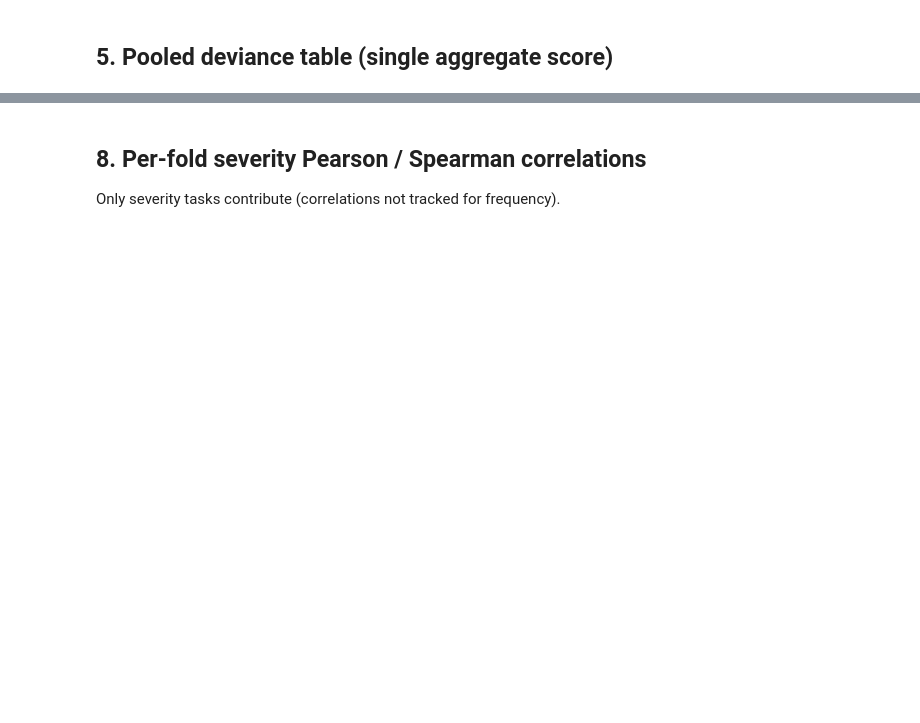
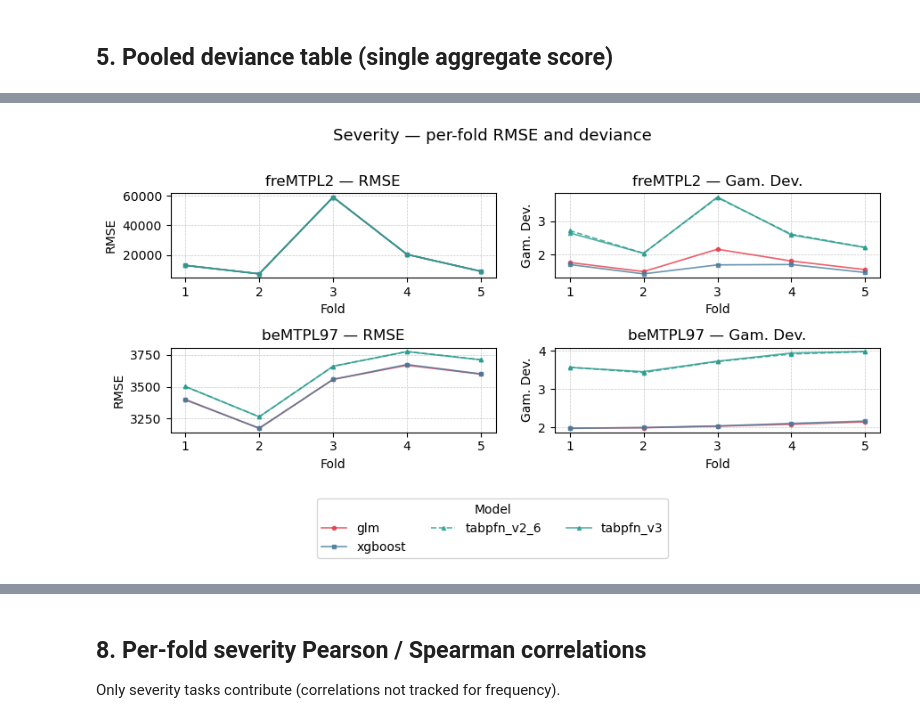
Before and after one commit to B-Deprez/tabpfn_insurance, a Jupyter notebook: notebooks/results_tables.ipynb, the cells around one changed output, grey strips where cells are left out. Cells and saved outputs as stored; diff of their text form; code cells hidden in the pictures; blank space fills up the shorter version.

```diff
--- a/notebooks/results_tables.ipynb
+++ b/notebooks/results_tables.ipynb
@@ -249,81 +445,68 @@ print(table_pooled.round(4).to_latex(
 # %%
-# Same colour + marker per size axis; v2.6 dashed, v3 solid.
-_SIZE_STYLES = {
-    "":        {"color": "#2A9D8F", "marker": "^"},
-    "2000":    {"color": "#E9C46A", "marker": "o"},
-    "5000":    {"color": "#F4A261", "marker": "s"},
-    "10000":   {"color": "#E76F51", "marker": "^"},
-    "50000":   {"color": "#9B5DE5", "marker": "D"},
-    "100000":  {"color": "#264653", "marker": "P"},
-    "full":    {"color": "#1D3557", "marker": "X"},
-}
-MODEL_STYLES = {
-    "glm":     {"color": "#E63946", "marker": "o", "ls": "-"},
-    "xgboost": {"color": "#457B9D", "marker": "s", "ls": "-"},
-}
-for _size, _base in _SIZE_STYLES.items():
-    _base_label = "tabpfn" if _size == "" else f"tabpfn_{_size}"
-    for _version, _ls in (("v2_6", "--"), ("v3", "-")):
-        MODEL_STYLES[f"{_base_label}_{_version}"] = {**_base, "ls": _ls}
+# Per-fold metrics for the severity task — unweighted RMSE + Gamma deviance.
+# Reuses MODEL_STYLES and FIG_WIDTH_IN/FIG_HEIGHT_IN/LEGEND_* from the
+# frequency cell so the two figures occupy identical footprints in the paper.
 
-TASK_METRIC = {"freq": "poisson_deviance", "sev": "gamma_deviance"}
-TASK_LABEL  = {"freq": "Poisson deviance", "sev": "Gamma deviance"}
-tasks    = ["freq", "sev"]
+# RMSE first (left), deviance second (right) — mirrors the paper's discussion order.
+SEV_METRICS = [
+    ("rmse",           "RMSE"),
+    ("gamma_deviance", "Gam. Dev."),
+]
 datasets = ["freMTPL2", "beMTPL97"]
 
-fig_width_in = 7.2*1.2
-fig_height_in = 3.4*1.2
+# Only keep datasets that actually contain severity rows.
+sev_datasets = [
+    d for d in datasets
+    if not folds[(folds["dataset"] == d) & (folds["task"] == "sev")].empty
+]
 
 fig, axes = plt.subplots(
-    len(datasets), len(tasks),
-    figsize=(fig_width_in, fig_height_in),
+    len(sev_datasets), len(SEV_METRICS),
+    figsize=(FIG_WIDTH_IN, FIG_HEIGHT_IN),
     squeeze=False,
-    constrained_layout=True,
 )
 
-handles_labels = {}  # collect legend entries
-
-for row, dataset in enumerate(datasets):
-    for col, task in enumerate(tasks):
+handles_labels = {}
+for row, dataset in enumerate(sev_datasets):
+    for col, (metric, label) in enumerate(SEV_METRICS):
         ax = axes[row][col]
-        metric = TASK_METRIC[task]
-
         sub = folds[
-            (folds["dataset"] == dataset) &
-            (folds["task"]    == task)    &
-            (folds["metric"]  == metric)
+            (folds["dataset"] == dataset)
+            & (folds["task"] == "sev")
+            & (folds["metric"] == metric)
         ]
-
-        models_present = [m for m in MODEL_ORDER if m in sub["model_display"].values]
+        models_present = [
+            m for m in MODEL_ORDER
+            if m in sub["model_display"].values and _keep_for_plot(m)
+        ]
         for model in models_present:
-            model_data = sub[sub["model_display"] == model].sort_values("fold")
+            md = sub[sub["model_display"] == model].sort_values("fold")
             style = MODEL_STYLES.get(model, {"color": "grey", "marker": "o", "ls": "-"})
             line, = ax.plot(
-                model_data["fold"] + 1,  # show as 1-based fold index
-                model_data["value"],
+                md["fold"] + 1, md["value"],
                 color=style["color"], marker=style["marker"], ls=style["ls"],
-                linewidth=1.2, markersize=3, label=model,
-                alpha=0.8,
+                linewidth=1.2, markersize=3, label=model, alpha=0.8,
             )
             handles_labels[model] = line
-
-        ax.set_title(f"{dataset} — {task}")
+        ax.set_title(f"{dataset} — {label}")
         ax.set_xlabel("Fold")
-        ax.set_ylabel(TASK_LABEL[task])
-        ax.set_xticks(range(1, len(folds["fold"].unique()) + 1))
+        ax.set_ylabel(label)
+        if not sub.empty:
+            ax.set_xticks(range(1, sub["fold"].nunique() + 1))
         ax.grid(True, linestyle="--", linewidth=0.5, alpha=0.7)
 
-# Shared legend below the figure
+fig.suptitle("Severity — per-fold RMSE and deviance", fontsize=13)
+fig.tight_layout(rect=[0, LEGEND_BOTTOM, 1, 0.97])
+
 ordered_handles = [handles_labels[m] for m in MODEL_ORDER if m in handles_labels]
 ordered_labels  = [m for m in MODEL_ORDER if m in handles_labels]
 fig.legend(
     ordered_handles, ordered_labels,
-    loc="lower center", ncol=4, bbox_to_anchor=(0.5, -0.08),
+    loc="lower center", ncol=LEGEND_NCOL, bbox_to_anchor=(0.5, 0.0),
     title="Model", frameon=True,
 )
-
-fig.suptitle("Deviance per fold", fontsize=13)
-plt.tight_layout(rect=[0, 0.07, 1, 1])  # leave space for suptitle and legend
-fig.savefig("../res/per_fold_lines.pdf", bbox_inches="tight")
+fig.savefig("../res/per_fold_sev.pdf", bbox_inches="tight")
 plt.show()
-print("Saved to res/per_fold_lines.pdf")
+print("Saved to res/per_fold_sev.pdf")
+# %% [output]
+[figure, added]
```
Also changed, not shown: parts of 15 cells of this notebook, 7 other files.
